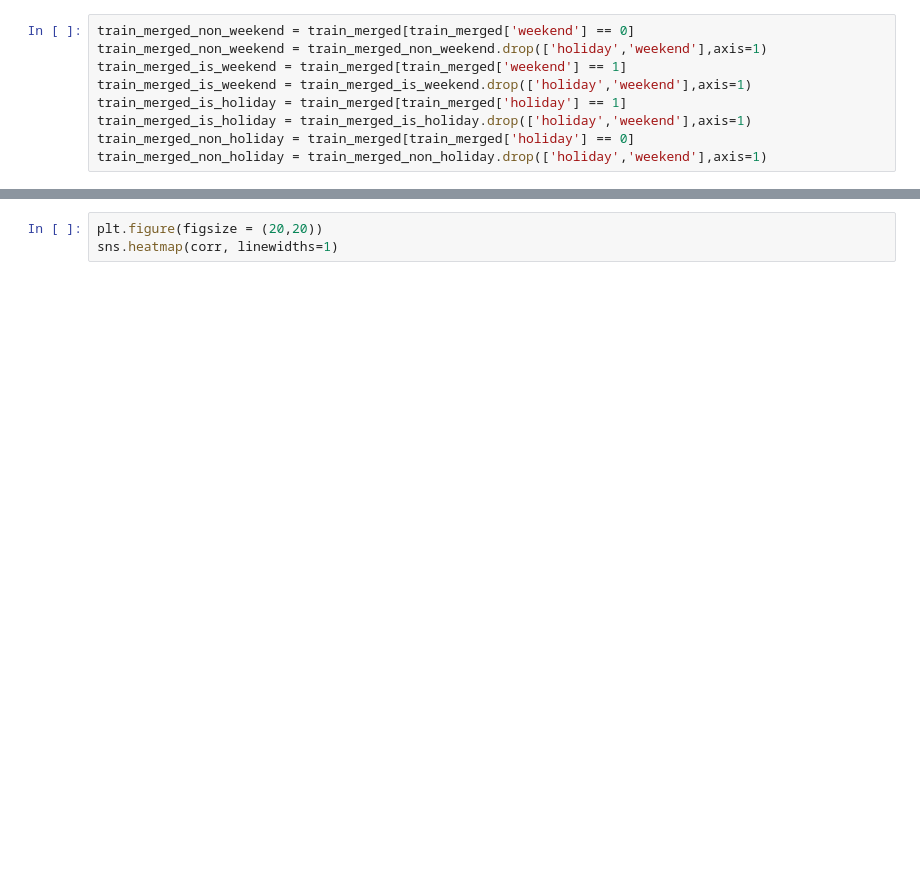
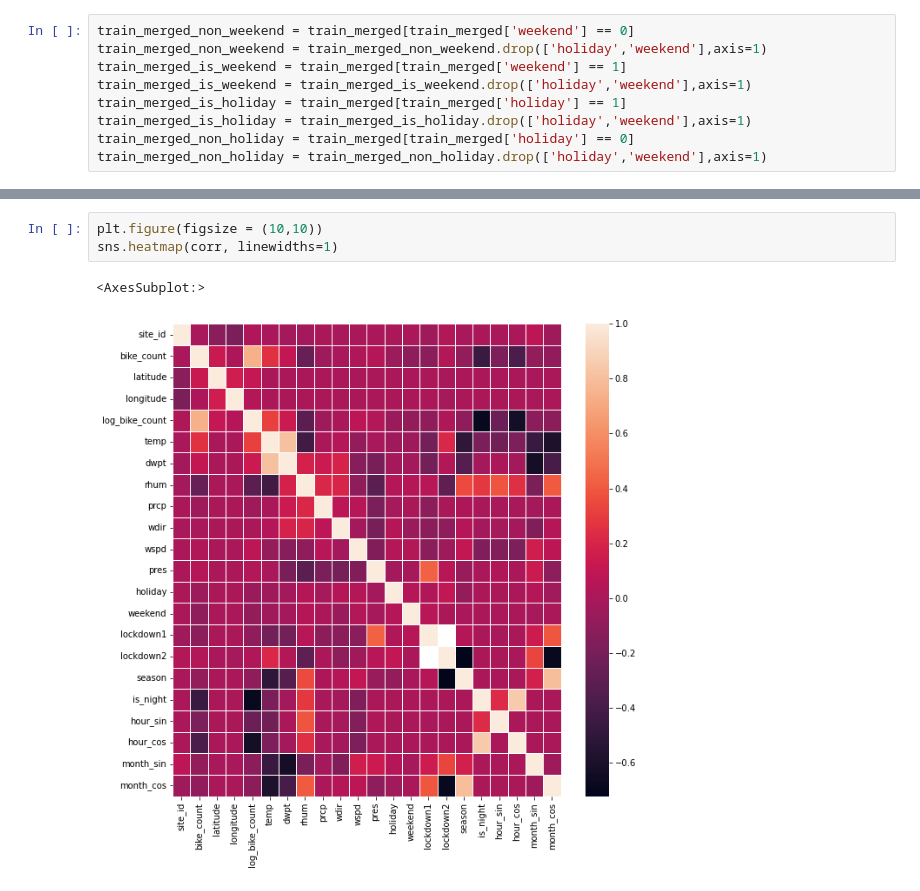
Before and after one commit to harshitshangari/Python_DS_Project, a Jupyter notebook: EDA.ipynb, the cells around one changed output, grey strips where cells are left out. Drawn from its saved outputs; the diff is of its cells as text; blank space fills up the shorter version.

```diff
--- a/EDA.ipynb
+++ b/EDA.ipynb
@@ -158,4 +275,7 @@ NameError: name 'train_merged' is not defined
 # %%
-plt.figure(figsize = (20,20))
+plt.figure(figsize = (10,10))
 sns.heatmap(corr, linewidths=1)
+# %% [output]
+<AxesSubplot:>
+[figure, added]
 # %%
```
Also changed, not shown: parts of 66 cells of this notebook.
